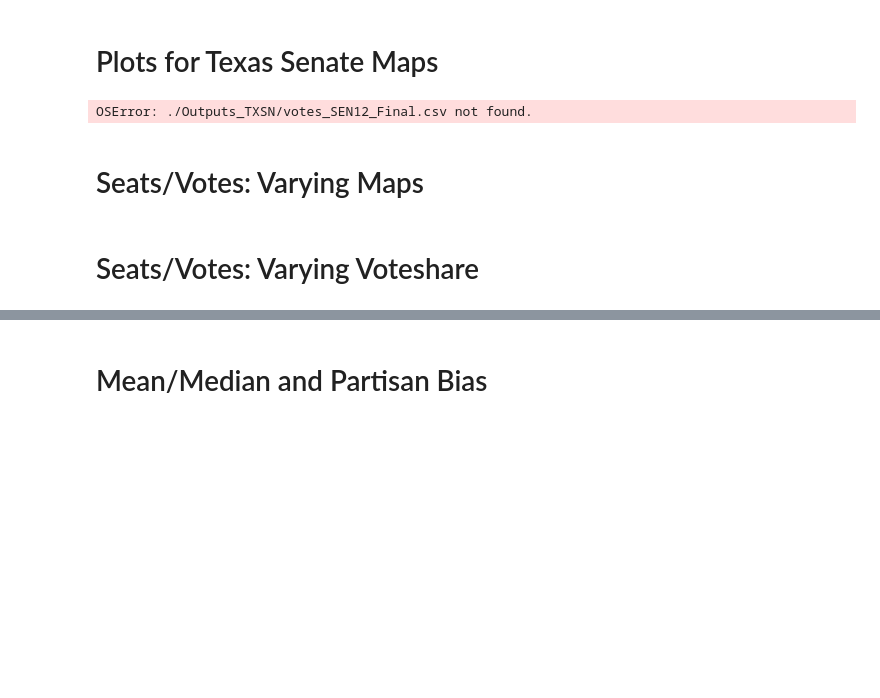
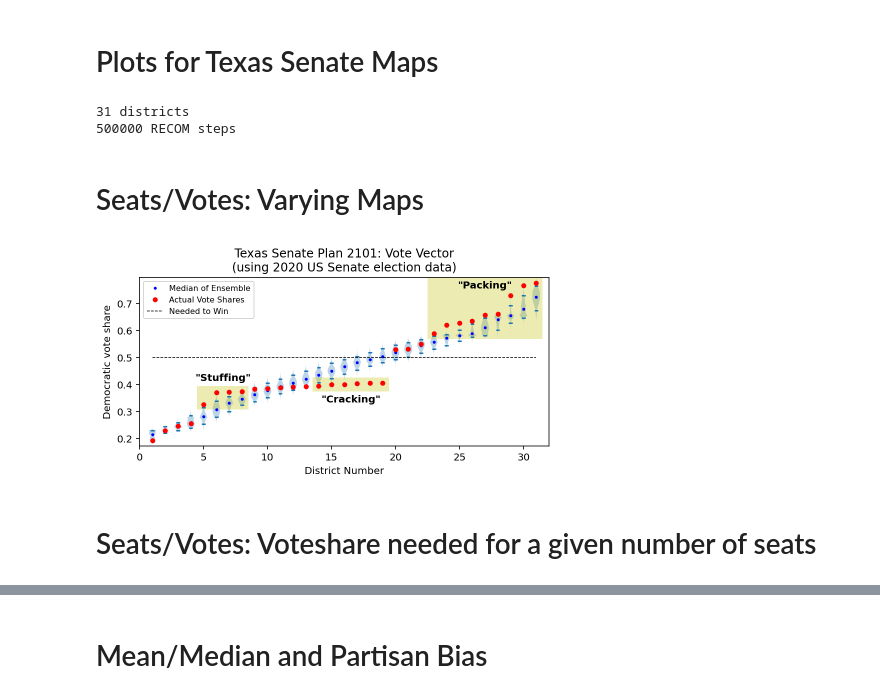
Before and after one commit to scott-norris-math/GerryWrap, a Jupyter notebook: TXSN-plots.ipynb, the cells around one changed output, grey strips where cells are left out. Drawn from its saved outputs; the diff is of its cells as text; code cells hidden in the pictures; blank space fills up the shorter version.

Commit message:
ready to compare TXSN proposals to GerryChain500k

```diff
--- a/TXSN-plots.ipynb
+++ b/TXSN-plots.ipynb
@@ -31,28 +32,35 @@ import smugerry as smu
-# %%
-# Where we have our output files
-newdir = "./Outputs_TXSN/"
-os.makedirs(os.path.dirname(newdir + "init.txt"), exist_ok=True)
-with open(newdir + "init.txt", "w") as f:
-    f.write("Created Folder")
-
-# Load the election results
-fname = (newdir + "votes_SEN12" + "_Final" + ".csv")
-ensembles = np.loadtxt(fname, delimiter=',')
-for ee in ensembles:
-    ee = ee.sort()
-ensembles = ensembles.transpose()
-
-# define and report
-districts, chainlength = np.shape(ensembles)
-print(districts, "districts")
-print(chainlength, "RECOM steps")
-
-hc = 40.62/(40.62+56.46)
-ma = np.mean(ensembles[:,0])
-#print("from loaded data:", mm)
-#print("from ballotpedia:", hc)
-statewide_dem_share = hc
-# %% [output]
-OSError: ./Outputs_TXSN/votes_SEN12_Final.csv not found.
+# %%
+# Load the ensemble
+esrc  = "2020-US-senate"
+#ename = "TXSN/ensemble/GerryChain35K/votes_SEN20_Final.csv"
+ename = "TXSN/ensembles/GerryChain500K/votes_SEN20_Final.csv"
+ensembles = np.loadtxt(ename, delimiter=',')
+for ee in ensembles:
+    ee = ee.sort()
+
+
+# load the current plan
+#mstring = "Texas Senate Plan 2101"
+#mstr  = "TXSN-PLAN-2100"
+#mdir  = "TXSN/PLANS2100/"
+#mfile = "votes_SEN20_vector_Final.csv"
+#mapresult = np.loadtxt(mdir + mfile, delimiter=',')
+
+
+# load the proposed map
+mstring = "Texas Senate Plan 2101"
+mstr  = "TXSN-PLAN-2101"
+mdir  = "TXSN/TXSN_PLANS2101/"
+mfile = "votes_SEN20_vector_Final.csv"
+mapresult = np.loadtxt(mdir + mfile, delimiter=',')
+
+
+# define and report
+chainlength, districts = np.shape(ensembles)
+print(districts, "districts")
+print(chainlength, "RECOM steps")
+# %% [output]
+31 districts
+500000 RECOM steps
 # %% [markdown]
 # Seats/Votes:  Varying Maps
@@ -64,3 +67,11 @@ plt.show()
+# %%
+importlib.reload(gw)
+plot_title = mstring + ': Vote Vector\n(using 2020 US Senate election data)'
+myplot = gw.vote_vector_ensemble(ensembles, mapresult, plot_title, pc_thresh=.05)
+myplot.savefig(mdir + mstring + '-votevector-' + esrc + '.png')
+plt.show()
+# %% [output]
+[figure, added]
 # %% [markdown]
-# Seats/Votes:  Varying Voteshare
+# Seats/Votes:  Voteshare needed for a given number of seats
 # %%
```
Also changed, not shown: parts of 8 cells of this notebook, 21 other files.
